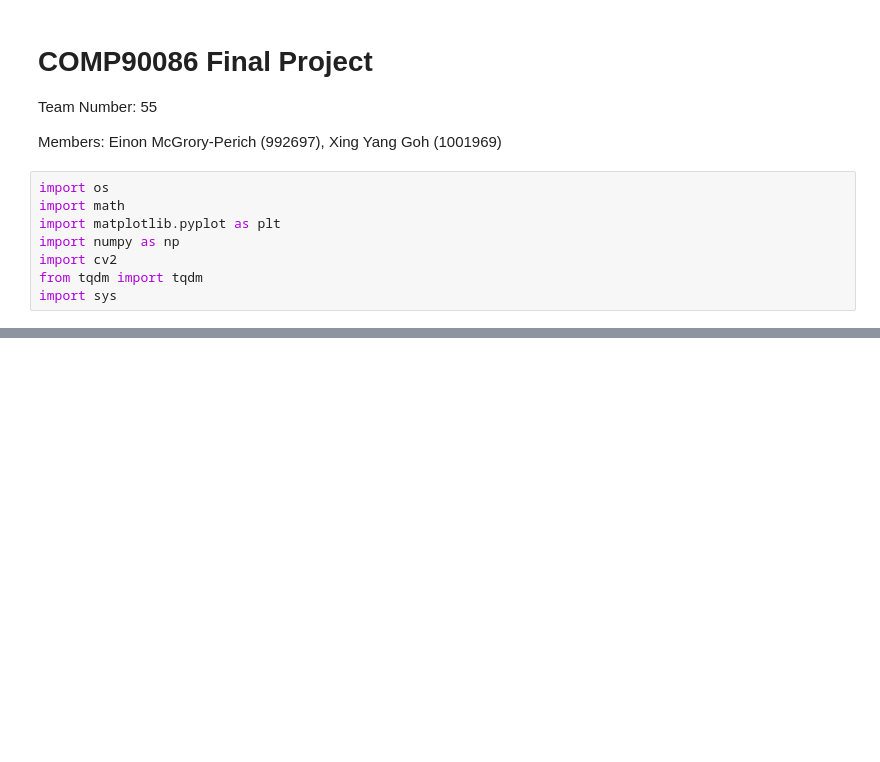
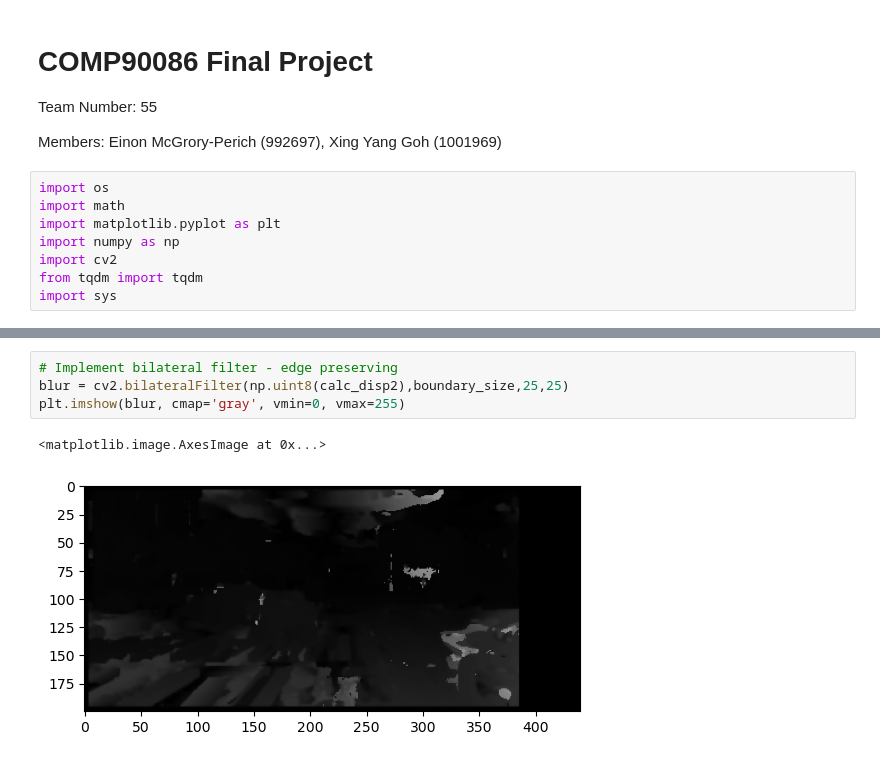
Before and after one commit to Neva-Y/Disparity-Image, a Jupyter notebook: Final-Project.ipynb, the cells around one changed output, grey strips where cells are left out. Cells and saved outputs as stored; diff of their text form; blank space fills up the shorter version.

```diff
--- a/Final-Project.ipynb
+++ b/Final-Project.ipynb
@@ -293,0 +307,7 @@ plt.imshow(calc_disp2, cmap='gray', vmin=0, vmax=255)
+# %%
+# Implement bilateral filter - edge preserving
+blur = cv2.bilateralFilter(np.uint8(calc_disp2),boundary_size,25,25)
+plt.imshow(blur, cmap='gray', vmin=0, vmax=255)
+# %% [output]
+<matplotlib.image.AxesImage at 0x...>
+[figure, added]
```
Also changed, not shown: parts of 4 cells of this notebook, 2 other files.
